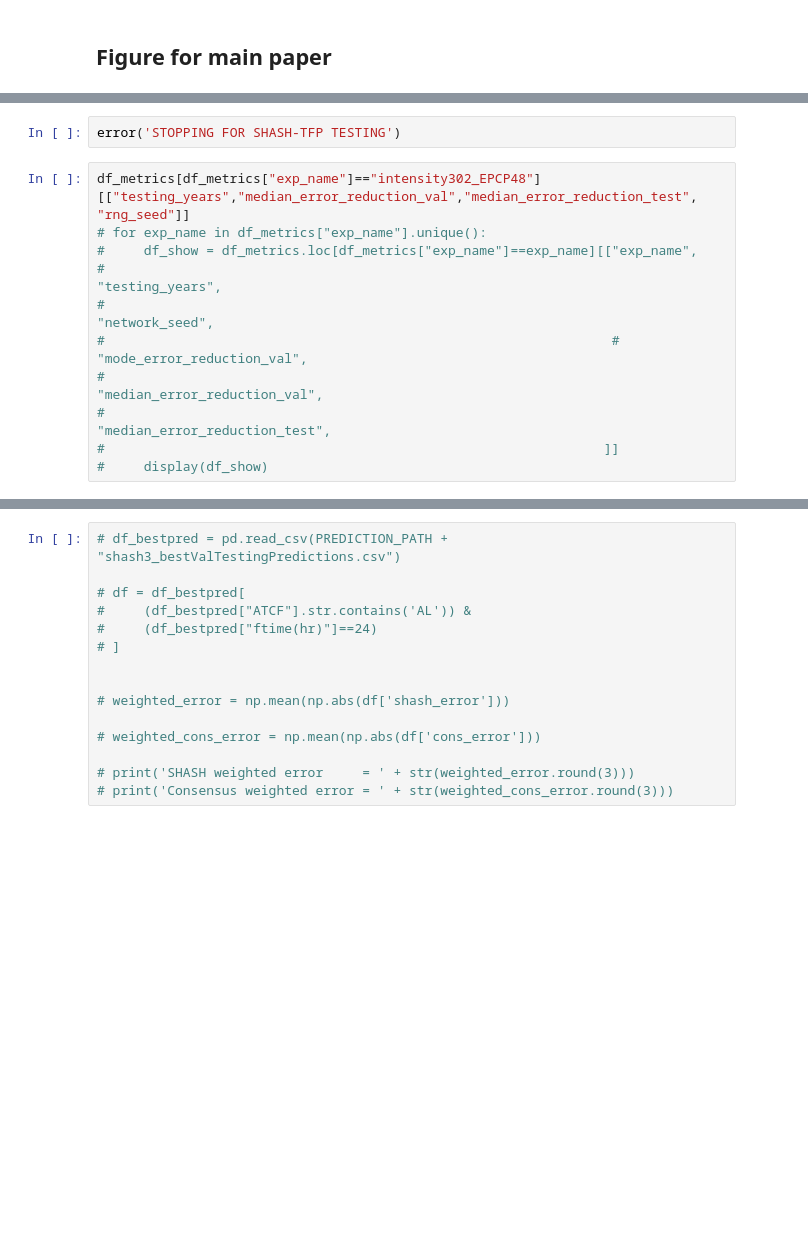
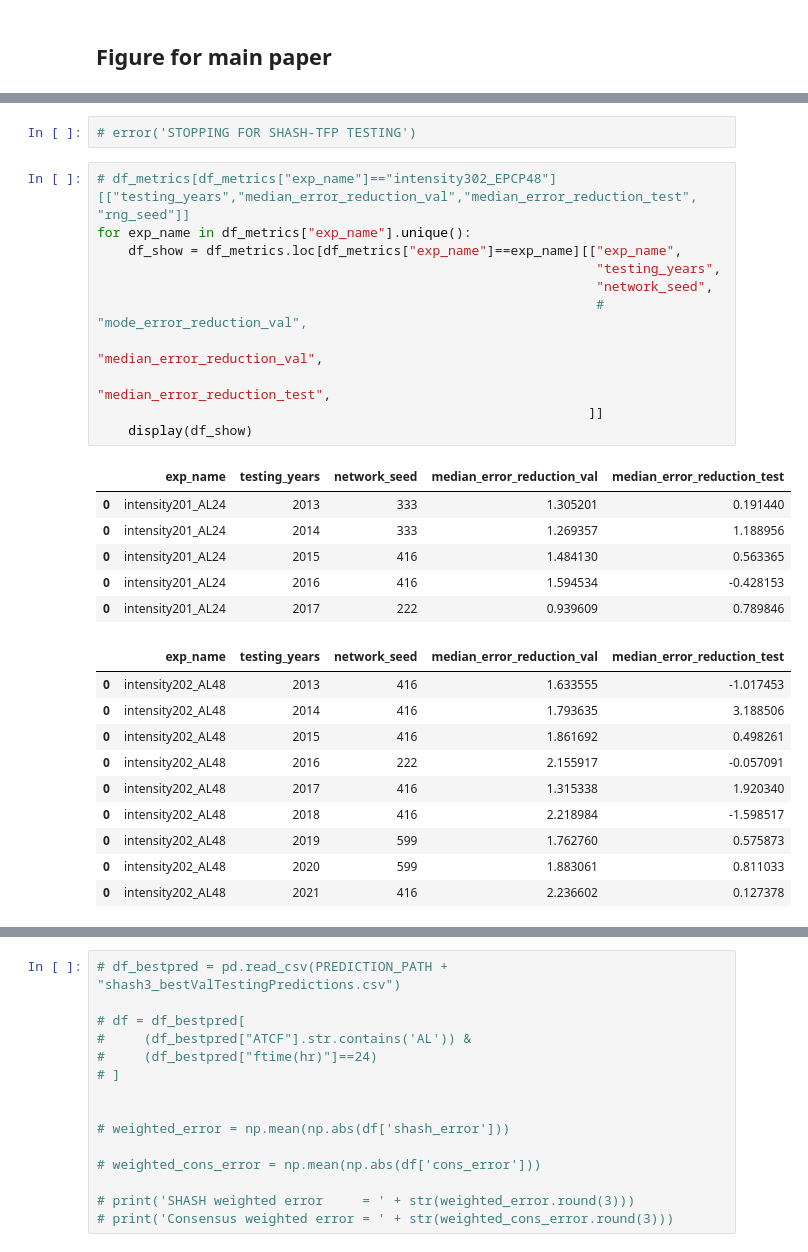
Before and after one commit to eabarnes1010/hurricane_uqcomparisons, a Jupyter notebook: _plot_metrics.ipynb, the cells around one changed output, grey strips where cells are left out. Cells and saved outputs as stored; diff of their text form; blank space fills up the shorter version.

```diff
--- a/_plot_metrics.ipynb
+++ b/_plot_metrics.ipynb
@@ -352,13 +393,30 @@ for x_axis in x_axis_list:
 # %%
-error('STOPPING FOR SHASH-TFP TESTING')
+# error('STOPPING FOR SHASH-TFP TESTING')
 # %%
-df_metrics[df_metrics["exp_name"]=="intensity302_EPCP48"][["testing_years","median_error_reduction_val","median_error_reduction_test", "rng_seed"]]
-# for exp_name in df_metrics["exp_name"].unique():
-#     df_show = df_metrics.loc[df_metrics["exp_name"]==exp_name][["exp_name",
-#                                                                 "testing_years",
-#                                                                 "network_seed",
-#                                                                 # "mode_error_reduction_val",
-#                                                                 "median_error_reduction_val",
-#                                                                 "median_error_reduction_test",
-#                                                                ]]
-#     display(df_show)
+# df_metrics[df_metrics["exp_name"]=="intensity302_EPCP48"][["testing_years","median_error_reduction_val","median_error_reduction_test", "rng_seed"]]
+for exp_name in df_metrics["exp_name"].unique():
+    df_show = df_metrics.loc[df_metrics["exp_name"]==exp_name][["exp_name",
+                                                                "testing_years",
+                                                                "network_seed",
+                                                                # "mode_error_reduction_val",
+                                                                "median_error_reduction_val",
+                                                                "median_error_reduction_test",
+                                                               ]]
+    display(df_show)
+# %% [output]
+|  | exp_name | testing_years | network_seed | median_error_reduction_val | median_error_reduction_test |
+| 0 | intensity201_AL24 | 2013 | 333 | 1.305201 | 0.191440 |
+| 0 | intensity201_AL24 | 2014 | 333 | 1.269357 | 1.188956 |
+| 0 | intensity201_AL24 | 2015 | 416 | 1.484130 | 0.563365 |
+| 0 | intensity201_AL24 | 2016 | 416 | 1.594534 | -0.428153 |
+| 0 | intensity201_AL24 | 2017 | 222 | 0.939609 | 0.789846 |
+|  | exp_name | testing_years | network_seed | median_error_reduction_val | median_error_reduction_test |
+| 0 | intensity202_AL48 | 2013 | 416 | 1.633555 | -1.017453 |
+| 0 | intensity202_AL48 | 2014 | 416 | 1.793635 | 3.188506 |
+| 0 | intensity202_AL48 | 2015 | 416 | 1.861692 | 0.498261 |
+| 0 | intensity202_AL48 | 2016 | 222 | 2.155917 | -0.057091 |
+| 0 | intensity202_AL48 | 2017 | 416 | 1.315338 | 1.920340 |
+| 0 | intensity202_AL48 | 2018 | 416 | 2.218984 | -1.598517 |
+| 0 | intensity202_AL48 | 2019 | 599 | 1.762760 | 0.575873 |
+| 0 | intensity202_AL48 | 2020 | 599 | 1.883061 | 0.811033 |
+| 0 | intensity202_AL48 | 2021 | 416 | 2.236602 | 0.127378 |
```
Also changed, not shown: parts of 7 cells of this notebook, 18 other files.
